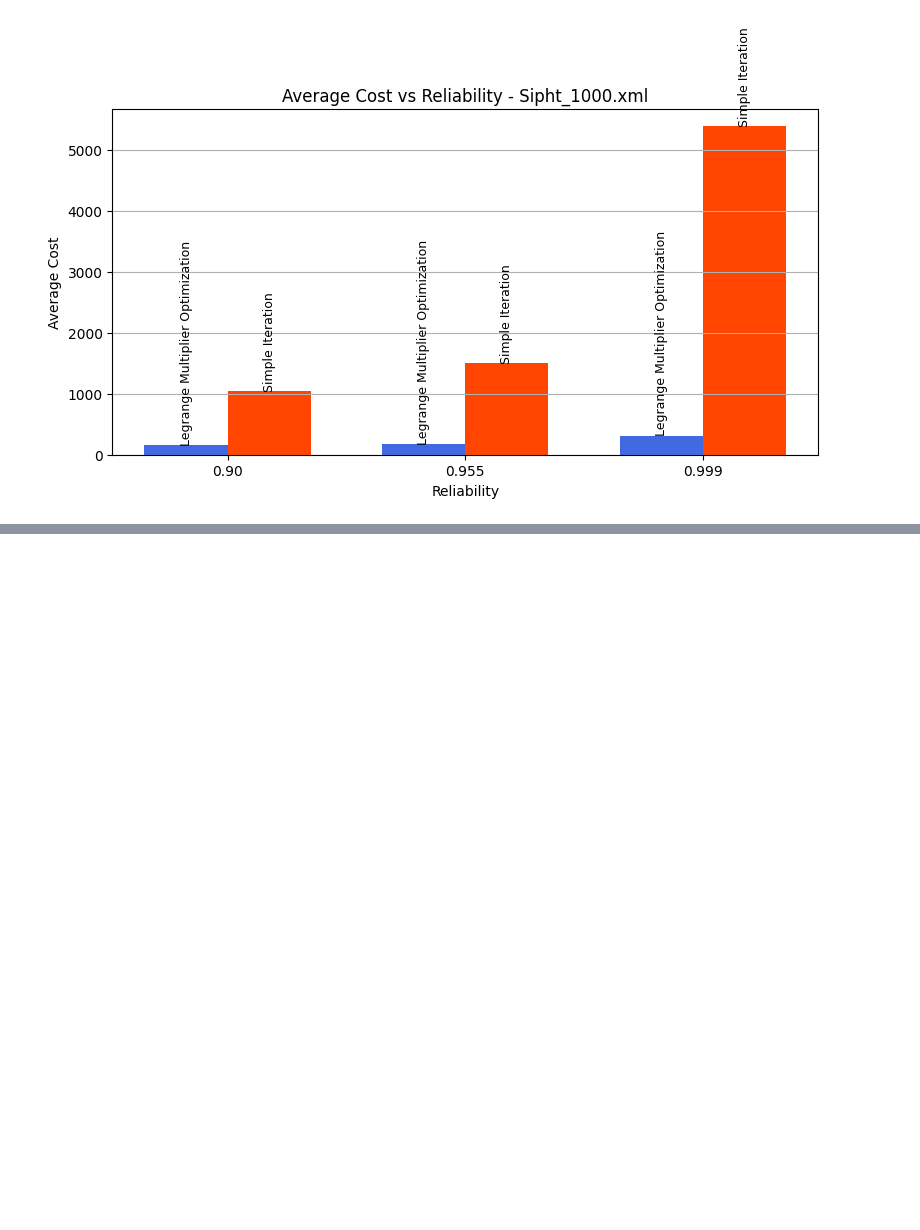
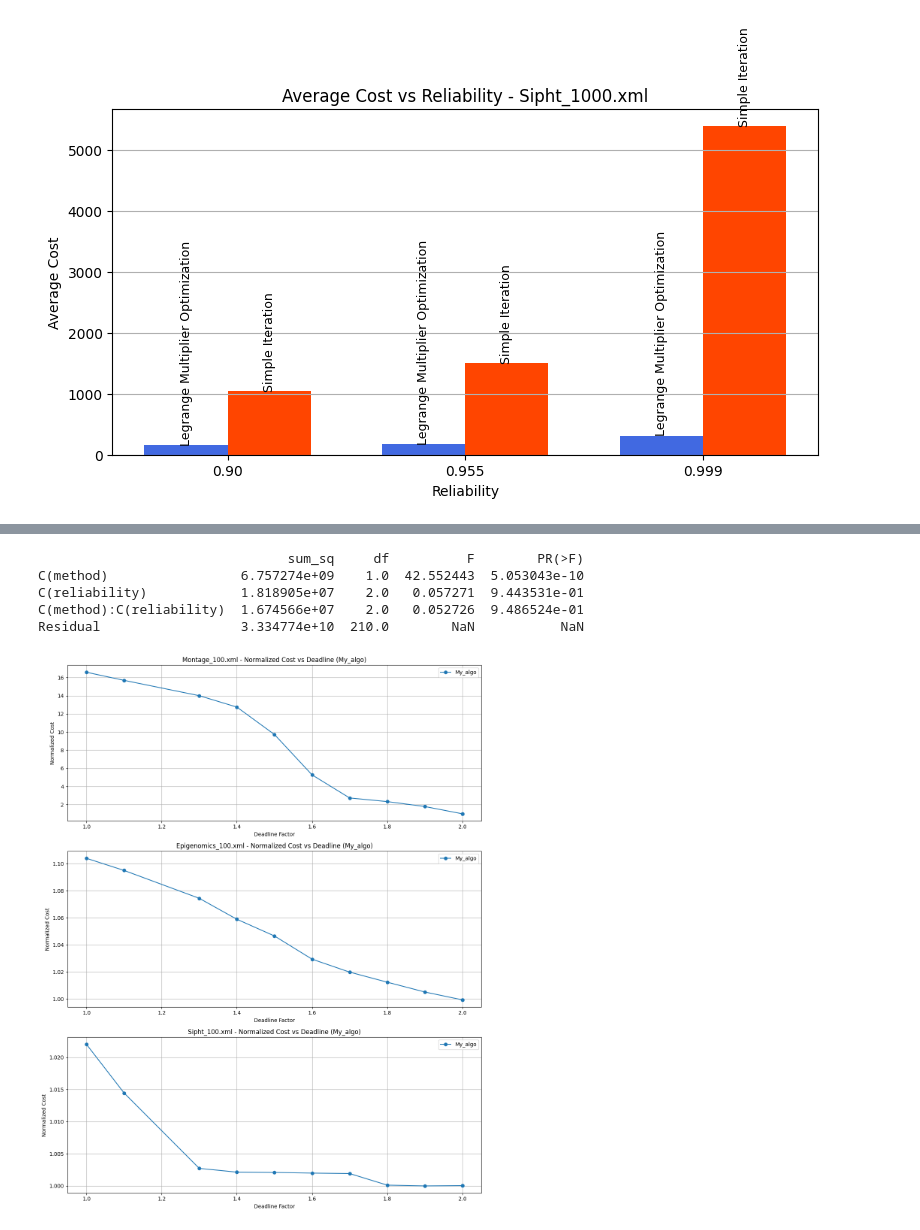
Before and after one commit to MauryaSamanta/workflow-scheduler, a Jupyter notebook: workflow/fresh.ipynb, the cells around one changed output, grey strips where cells are left out. Drawn from its saved outputs; the diff is of its cells as text; code cells hidden in the pictures; blank space fills up the shorter version.

```diff
--- a/workflow/fresh.ipynb
+++ b/workflow/fresh.ipynb
@@ -116,0 +235,78 @@ for workflow in workflows:
+# %%
+reliabilities = [900, 955, 999]
+methods = ['Legrange', 'woLegrange']
+
+all_data = []
+
+for r in reliabilities:
+    for method in methods:
+        filename = f"{r}_100_{method}_v1.csv"
+        df = pd.read_csv(filename)
+        df['reliability'] = r
+        df['method'] = method
+        all_data.append(df)
+
+data = pd.concat(all_data, ignore_index=True)
+avg_data = data.groupby(['Workflow', 'method', 'reliability'], as_index=False)['Cost'].mean()
+
+
+data['reliability'] = data['reliability'].astype(str)  # optional, but helpful
+
+# Define ANOVA model: method + reliability + their interaction
+model = ols('Cost ~ C(method) + C(reliability) + C(method):C(reliability)', data=data).fit()
+
+# Perform two-way ANOVA
+anova_table = sm.stats.anova_lm(model, typ=2)
+print(anova_table)
+# %% [output]
+                                sum_sq     df          F        PR(>F)
+C(method)                 6.757274e+09    1.0  42.552443  5.053043e-10
+C(reliability)            1.818905e+07    2.0   0.057271  9.443531e-01
+C(method):C(reliability)  1.674566e+07    2.0   0.052726  9.486524e-01
+Residual                  3.334774e+10  210.0        NaN           NaN
+# %%
+# Read the dataset
+df_my = pd.read_csv("workflow_wise_costs_Legrange_v1.csv")
+
+# Clean column names
+df_my.columns = df_my.columns.str.strip().str.capitalize()
+
+# Standardize types and strip workflow names
+df_my["Deadline"] = df_my["Deadline"].astype(float)
+df_my["Workflow"] = df_my["Workflow"].str.strip()
+
+# Exclude specific workflows
+excluded_workflows = {}
+df_my = df_my[~df_my["Workflow"].isin(excluded_workflows)]
+
+# Plot
+workflows = df_my["Workflow"].unique()
+num_workflows = len(workflows)
+fig, axs = plt.subplots(nrows=num_workflows, figsize=(12, 5 * num_workflows))
+
+if num_workflows == 1:
+    axs = [axs]
+
+for ax, workflow in zip(axs, workflows):
+    wf_df = df_my[df_my["Workflow"] == workflow].sort_values("Deadline")
+
+    # Normalize cost
+    min_my = wf_df["Cost"].min()
+    wf_df["Norm_Cost"] = wf_df["Cost"] / min_my
+
+    # Smooth with LOWESS
+    smoothed = sm.nonparametric.lowess(wf_df["Norm_Cost"], wf_df["Deadline"], frac=0.5)
+
+    # Plot
+    ax.plot(smoothed[:, 0], smoothed[:, 1], label="My_algo", linestyle="-", marker="o")
+
+    ax.set_title(f"{workflow} - Normalized Cost vs Deadline (My_algo)")
+    ax.set_xlabel("Deadline Factor")
+    ax.set_ylabel("Normalized Cost")
+    ax.grid(True)
+    ax.legend()
+
+plt.tight_layout()
+plt.show()
+# %% [output]
+[figure, added]
```
Also changed, not shown: parts of 6 cells of this notebook, 32 other files.
